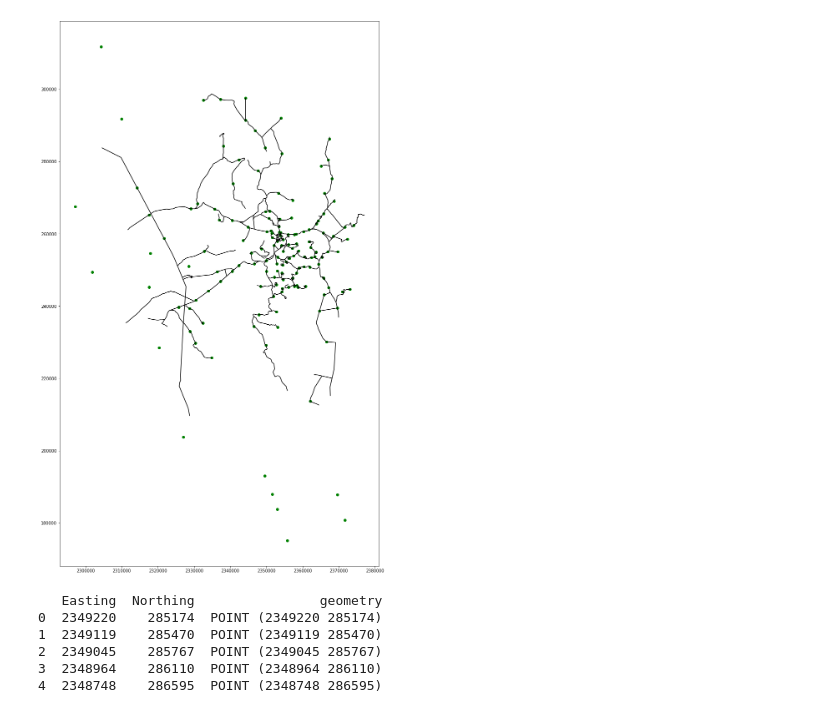
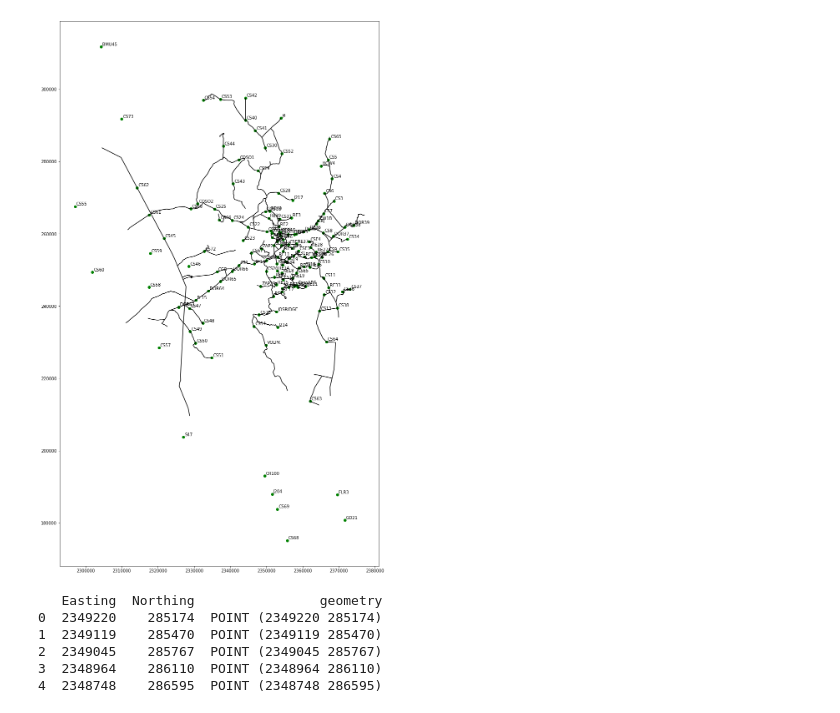
Before and after one commit to collincr/gravrouting, a Jupyter notebook: src/jupyter/links_in_network.ipynb, the cells around one changed output. Cells and saved outputs as stored; diff of their text form; code cells hidden in the pictures.

Commit message:
Visualization in jupyter notebook

```diff
--- a/src/jupyter/links_in_network.ipynb
+++ b/src/jupyter/links_in_network.ipynb
@@ -1,27 +1,32 @@
 # %%
 import geopandas as gpd
 import matplotlib.pyplot as plt
 from matplotlib.pyplot import figure
 
 data_closet_at_road_geojson = '../../data/closest_at_road.geojson'
 data_roads_pads_network_geojson = '../../data/roads_pads_network_w_stations.geojson'
 local_coordinate = '''+proj=lcc +lat_1=36 +lat_2=37.25
                  +lat_0=35.33333333333334 +lon_0=-119
                  +x_0=609601.2192024384 +y_0=0
                  +datum=NAD27 +units=us-ft +no_defs'''
 
 plt.rcParams['figure.figsize'] = (30, 24)
 df_stations = gpd.read_file(data_closet_at_road_geojson)
 df_stations.crs = local_coordinate
 df_roads = gpd.read_file(data_roads_pads_network_geojson)
 df_roads.crs = local_coordinate
 
 ax = df_roads.plot(color='black')
-df_stations.plot(ax=ax, color='green')
+ax = df_stations.plot(ax=ax, color='green')
+
+# point annotations
+for x, y, label in zip(df_stations.geometry.x, df_stations.geometry.y, df_stations['NAME']):
+    annot = ax.annotate(label, xy=(x, y), xytext=(3, 3), textcoords="offset points")
+    annot.set_visible(True)
 
 plt.show()
 # %% [output]
-[figure, old version]
+[figure, new version]
 # %%
 import json
 
```
Also changed, not shown: 2 other files.
